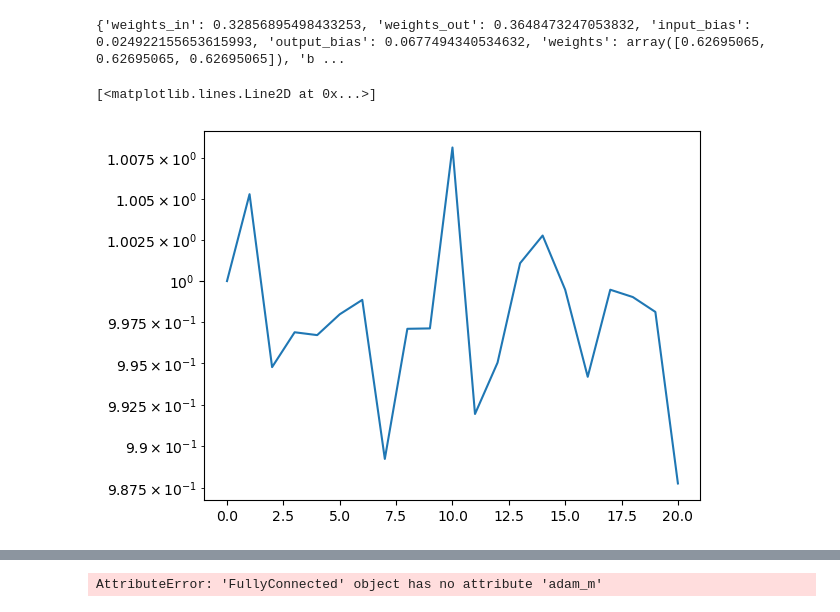
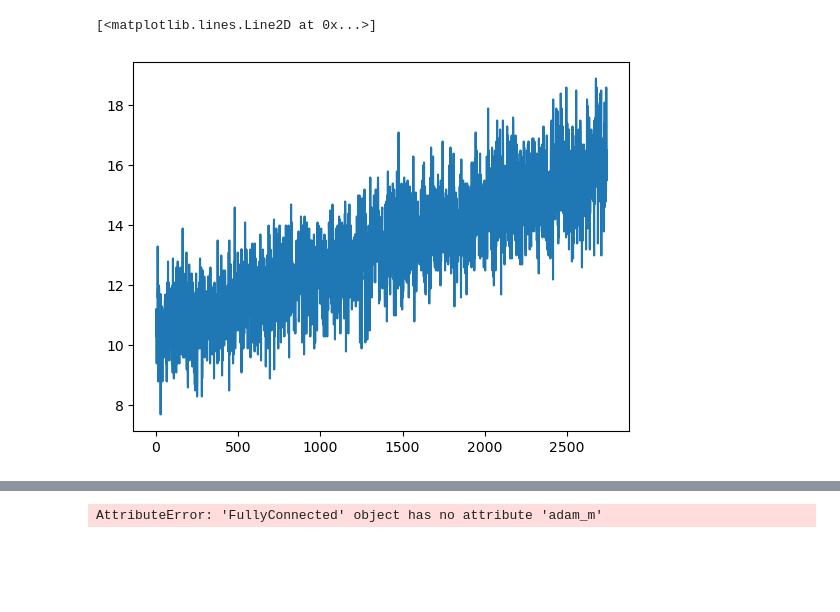
Before and after one commit to aaron23pueschel/PyML, a Jupyter notebook: run.ipynb, the cells around one changed output, grey strips where cells are left out. Saved outputs shown, nothing was run; the diff lists cells and outputs as text; code cells hidden in the pictures; blank space fills up the shorter version.

Commit message:
checkpoint push

```diff
--- a/run.ipynb
+++ b/run.ipynb
@@ -13,22 +13,24 @@ import NeuralNets as NN_
 import pytorch_NN as PyNN
 import pandas as pd
 # %%
-fashion_minst = pd.read_csv("fashion-mnist_test.csv").to_numpy()
+fashion_minst = pd.read_csv("mnist_train.csv").to_numpy()
 yactual_uncleaned = fashion_minst[:,0:1].flatten()
 xactual = fashion_minst[:,1:]/255
-yactual = np.zeros((10000,10))
+yactual = np.zeros((60000,10))
 for i,y in enumerate(yactual_uncleaned):
     yactual_temp = np.zeros(10)
     yactual_temp[y] = 1
     yactual[i] = yactual_temp
+xactual = torch.from_numpy(xactual).to(dtype = torch.float32)
+yactual = torch.from_numpy(yactual).to(dtype = torch.float32)
 # %%
 data_set  = PyNN.CustomDataset(xactual,yactual)
 
 ## Split into train/test did not use this..
 train,test = random_split(data_set,[int(1 * len(data_set)),int(0.0 * len(data_set))])
-num_epochs = 100
-dataset_size = 10000
-batch_size = 200
+num_epochs = 500
+dataset_size = 60000
+batch_size = 1000
 MSE_history = []
 mse_list = np.zeros(num_epochs)
 data_loader_train = DataLoader(dataset=train, batch_size=batch_size, shuffle=True)
@@ -39,9 +41,13 @@ output_dim = 10
 num_hidden_layers = 3
 nodes_per_layer = 500
 minibatch_sz = batch_size
-
+model = PyNN.NeuralNetwork(input_dim, nodes_per_layer, output_dim) # Create model
+optimizer = optim.Adam(model.parameters(),lr=.001)
+error_list = []
+percent = []
+## MY IMPLEMENTATION
 test = NN_.FullyConnected(input_dim,output_dim,nodes_per_layer,num_hidden_layers,minibatch_sz,activation_fcn="SiLU",optimizer="ADAM",classifier=True)
-#test = NN_.load_state("checkpoints/epoch130.pkl")
+#test = NN_.load_state("checkpoints/epoch10.pkl")
 # %%
 
 for epoch in range(0, num_epochs-1):
@@ -85,11 +105,13 @@ epoch:  0
 # %%
-print(test.mean)
-plt.semilogy(test.mse_history/test.mse_history[0],"-")
+#print(test.mean)
+#x = np.arange(len(test.mse_history))
+#plt.semilogy(x,test.mse_history/test.mse_history[0],"-")
 #NN_.save_state(test,"epoch"+str(100))
+#plt.semilogy(np.array(error_list)/error_list[0])
+plt.plot(np.array(percent))
 # %% [output]
-{'weights_in': 0.32856895498433253, 'weights_out': 0.3648473247053832, 'input_bias': 0.024922155653615993, 'output_bias': 0.0677494340534632, 'weights': array([0.62695065, 0.62695065, 0.62695065]), 'b ...
+[<matplotlib.lines.Line2D at 0x...>]
-[<matplotlib.lines.Line2D at 0x...>]
-[figure, old version]
+[figure, new version]
 # %%
 np.linalg.norm(test.gradients["weights"])
 print(epoch)
```
Also changed, not shown: parts of 3 cells of this notebook, 3 other files.
